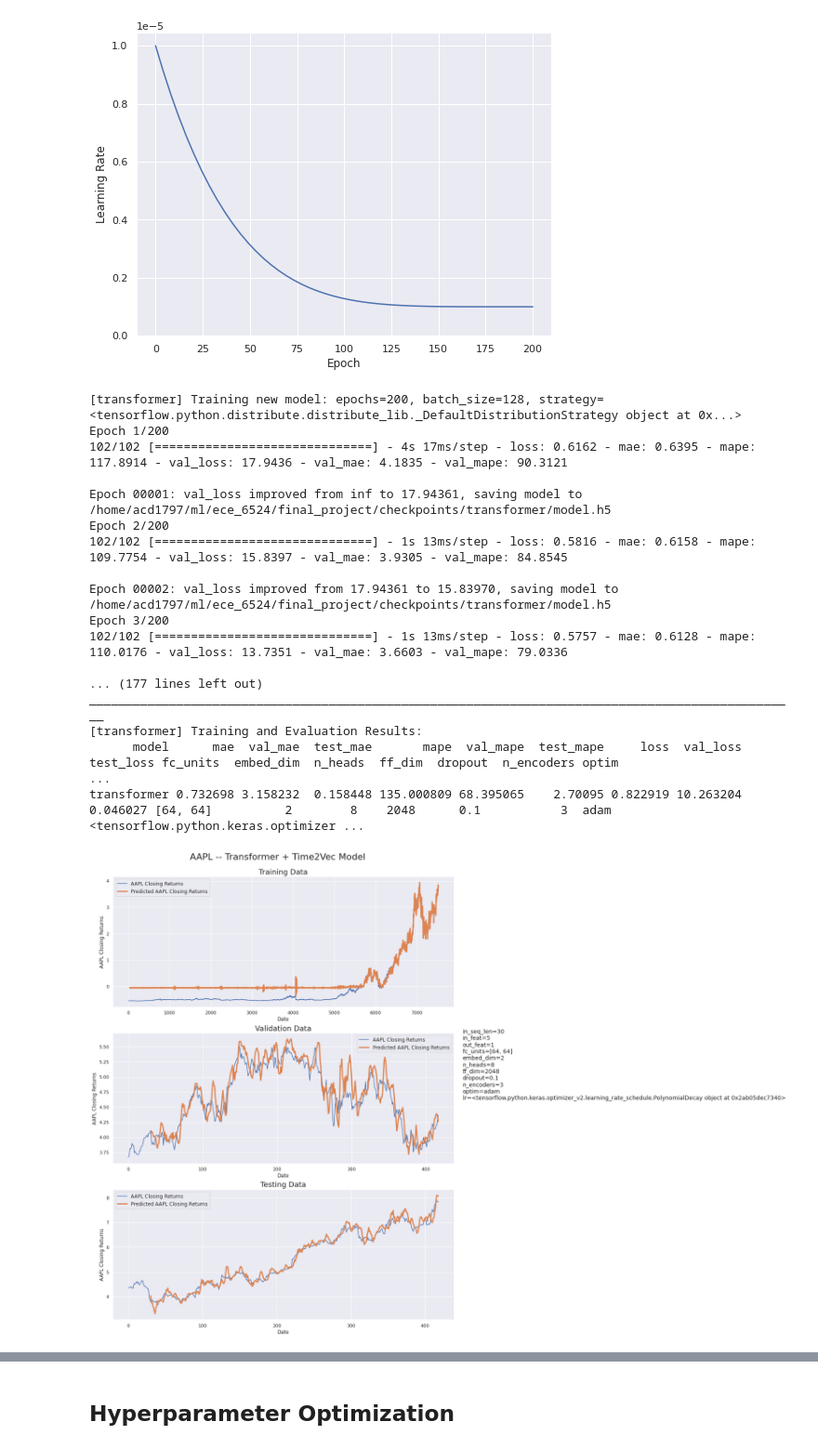
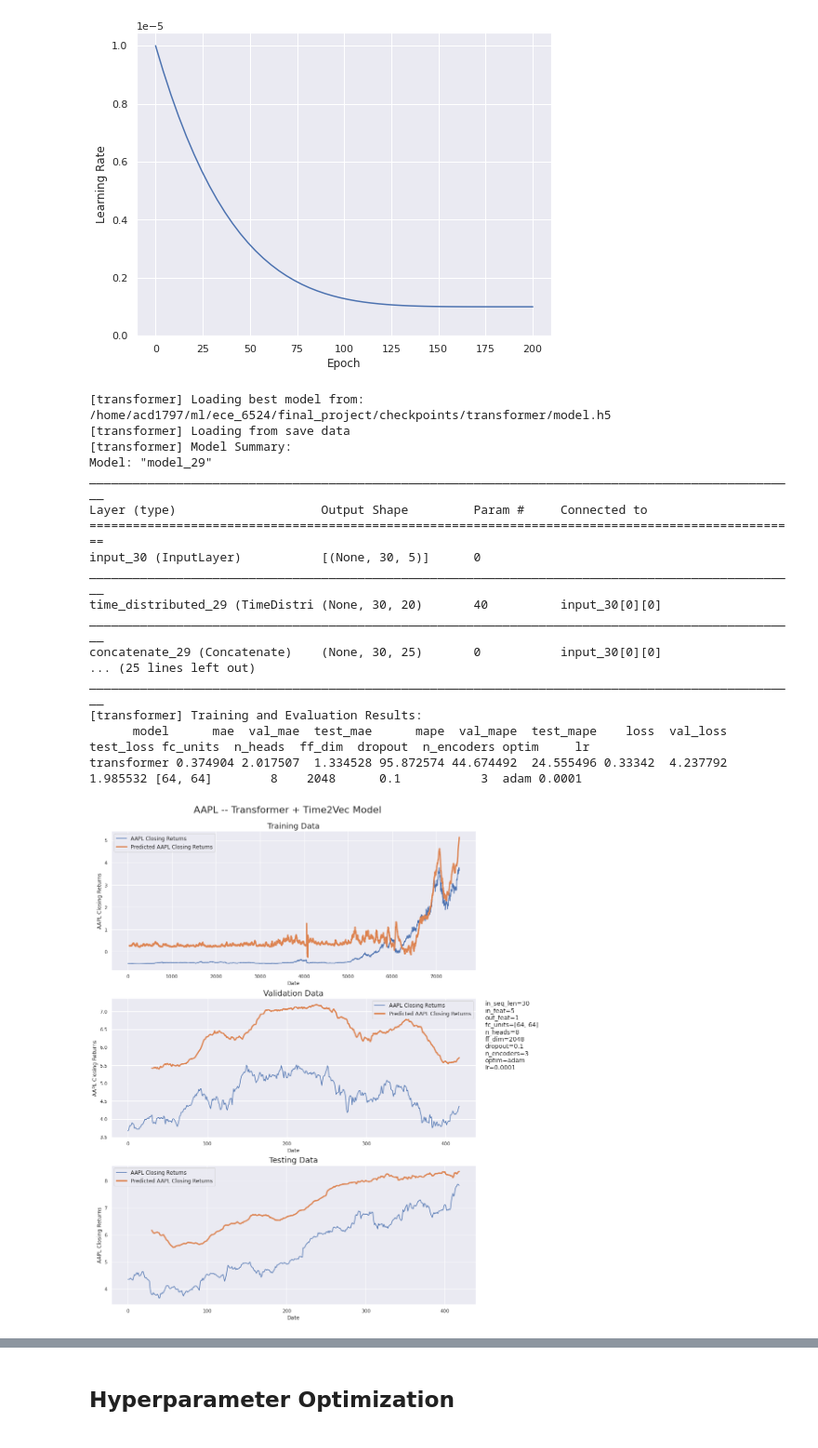
Before and after one commit to zanderman/stock-forecasting-transformer, a Jupyter notebook: forecast_transformer.ipynb, the cells around one changed output, grey strips where cells are left out. Shown at 93% size. Cells and saved outputs as stored; diff of their text form; code cells hidden in the pictures.

```diff
--- a/forecast_transformer.ipynb
+++ b/forecast_transformer.ipynb
@@ -1435,7 +1435,7 @@ def train_evaluate_model(
         tf.keras.callbacks.EarlyStopping(
             monitor='val_loss',
             mode='auto',
-            patience=20,
+            patience=15,
             # min_delta=0.001,
             restore_best_weights=True,
         ),
@@ -1681,7 +1730,7 @@ _ = plt.ylabel('Learning Rate')
 builder = build_model_from_hparams(build_transformer_encoder_net)
 
 epochs = 200
-batches = 79 # 157 # this is gleaned from data.
+batches = 102 # 157 # this is gleaned from data.
 
 # {'optim': 'adam', 'n_heads': 8, 'lr': 0.001, 'fc_units': [128, 128], 'embed_dim': 32, 'd_v': 256, 'd_k': 512, 'd_ff': 2048}
 params = dict(
@@ -1690,6 +1739,7 @@ params = dict(
     # fc_units=[32,32],
     # embed_dim=32,
     embed_dim=2,
+    # embed_dim=4,
     # d_k=512,
     # d_k=32,
     # d_v=256,
@@ -1704,14 +1754,14 @@ params = dict(
     n_encoders=3,
     optim='adam',
     # lr=0.001,
-    # lr=1e-4,
+    lr=1e-4,
     # lr=1e-5, # best so far
-    lr=keras.optimizers.schedules.PolynomialDecay(
-        initial_learning_rate=1e-5,
-        end_learning_rate=1e-6,
-        decay_steps=batches*epochs,
-        power=5.0,
-    ),
+    # lr=keras.optimizers.schedules.PolynomialDecay(
+    #     initial_learning_rate=1e-5,
+    #     end_learning_rate=1e-6,
+    #     decay_steps=batches*epochs,
+    #     power=5.0,
+    # ),
 )
 compile_params = dict(
     loss='mse',
@@ -1721,46 +1771,46 @@ compile_params = dict(
 #     loss='mae',
 #     metrics=['mse', 'mape'],
 # )
 
 # model, hist, met, params, df = train_evaluate_for_dataset(
 _ = train_evaluate_for_dataset(
     model_name='transformer',
     build_model_func=builder,
     params=params,
     compile_params=compile_params,
     assets=['aapl', 'goog', 'amzn'],
     # in_seq_len=128,
     # in_seq_len=64,
     in_seq_len=30,
     out_seq_len=1,
     shift=1,
     # split=(0.7, 0.2, 0.1),
     split=(0.9, 0.05, 0.05),
     in_feat=['Open','High','Low','Close','Volume'],
     # in_feat=['Close'],
     # out_feat=['Open','High','Low','Close','Volume'],
     out_feat=['Close'],
     batch_size=128,
     shuffle=False,
     strategy=tf.distribute.get_strategy(),
     epochs=epochs,
 )
 # %% [output]
-[transformer] Training new model: epochs=200, batch_size=128, strategy=<tensorflow.python.distribute.distribute_lib._DefaultDistributionStrategy object at 0x...>
-Epoch 1/200
-102/102 [==============================] - 4s 17ms/step - loss: 0.6162 - mae: 0.6395 - mape: 117.8914 - val_loss: 17.9436 - val_mae: 4.1835 - val_mape: 90.3121
-
-Epoch 00001: val_loss improved from inf to 17.94361, saving model to /home/acd1797/ml/ece_6524/final_project/checkpoints/transformer/model.h5
-Epoch 2/200
-102/102 [==============================] - 1s 13ms/step - loss: 0.5816 - mae: 0.6158 - mape: 109.7754 - val_loss: 15.8397 - val_mae: 3.9305 - val_mape: 84.8545
-
-Epoch 00002: val_loss improved from 17.94361 to 15.83970, saving model to /home/acd1797/ml/ece_6524/final_project/checkpoints/transformer/model.h5
-Epoch 3/200
-102/102 [==============================] - 1s 13ms/step - loss: 0.5757 - mae: 0.6128 - mape: 110.0176 - val_loss: 13.7351 - val_mae: 3.6603 - val_mape: 79.0336
-
-... (177 lines left out)
+[transformer] Loading best model from: /home/acd1797/ml/ece_6524/final_project/checkpoints/transformer/model.h5
+[transformer] Loading from save data
+[transformer] Model Summary:
+Model: "model_29"
+__________________________________________________________________________________________________
+Layer (type)                    Output Shape         Param #     Connected to
+==================================================================================================
+input_30 (InputLayer)           [(None, 30, 5)]      0
+__________________________________________________________________________________________________
+time_distributed_29 (TimeDistri (None, 30, 20)       40          input_30[0][0]
+__________________________________________________________________________________________________
+concatenate_29 (Concatenate)    (None, 30, 25)       0           input_30[0][0]
+... (25 lines left out)
 __________________________________________________________________________________________________
 [transformer] Training and Evaluation Results:
-      model      mae  val_mae  test_mae       mape  val_mape  test_mape     loss  val_loss  test_loss fc_units  embed_dim  n_heads  ff_dim  dropout  n_encoders optim                                    ...
-transformer 0.732698 3.158232  0.158448 135.000809 68.395065    2.70095 0.822919 10.263204   0.046027 [64, 64]          2        8    2048      0.1           3  adam <tensorflow.python.keras.optimizer ...
+      model      mae  val_mae  test_mae      mape  val_mape  test_mape    loss  val_loss  test_loss fc_units  n_heads  ff_dim  dropout  n_encoders optim     lr
+transformer 0.374904 2.017507  1.334528 95.872574 44.674492  24.555496 0.33342  4.237792   1.985532 [64, 64]        8    2048      0.1           3  adam 0.0001
-[figure, old version]
+[figure, new version]
```
Also changed, not shown: parts of 5 cells of this notebook.
